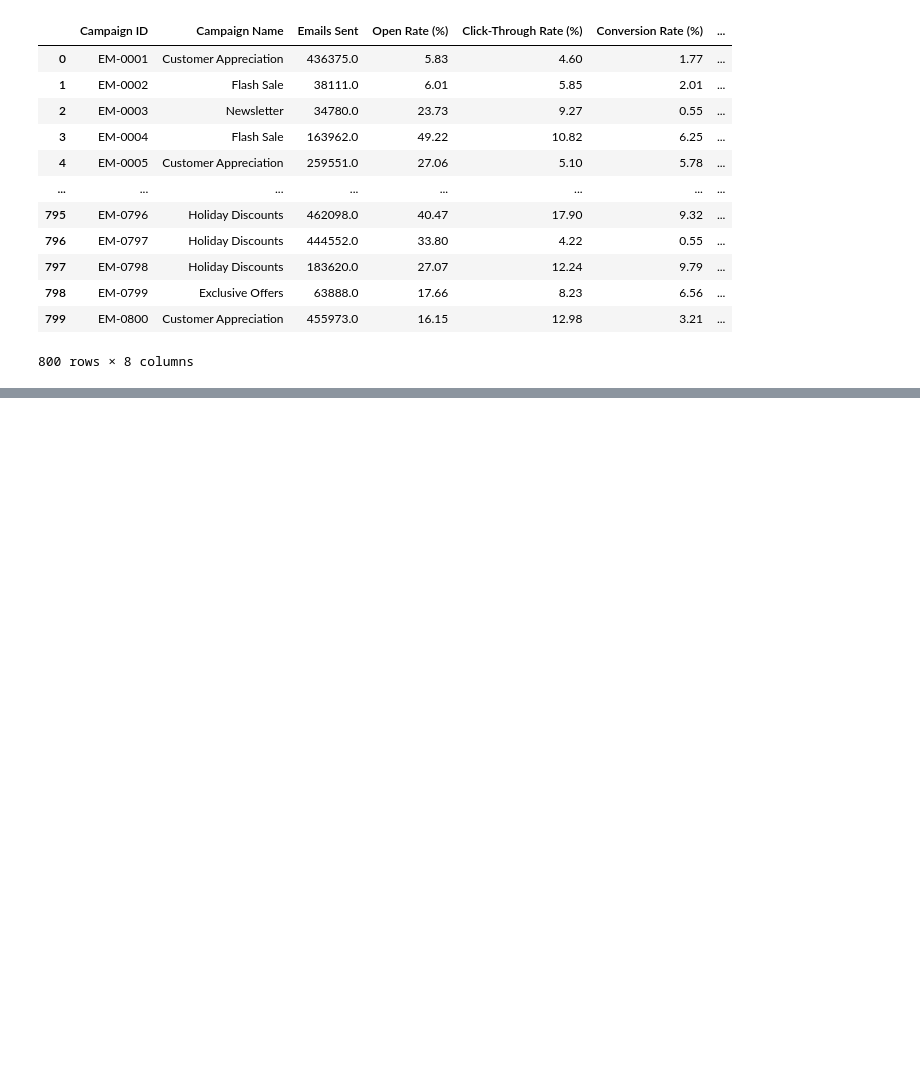
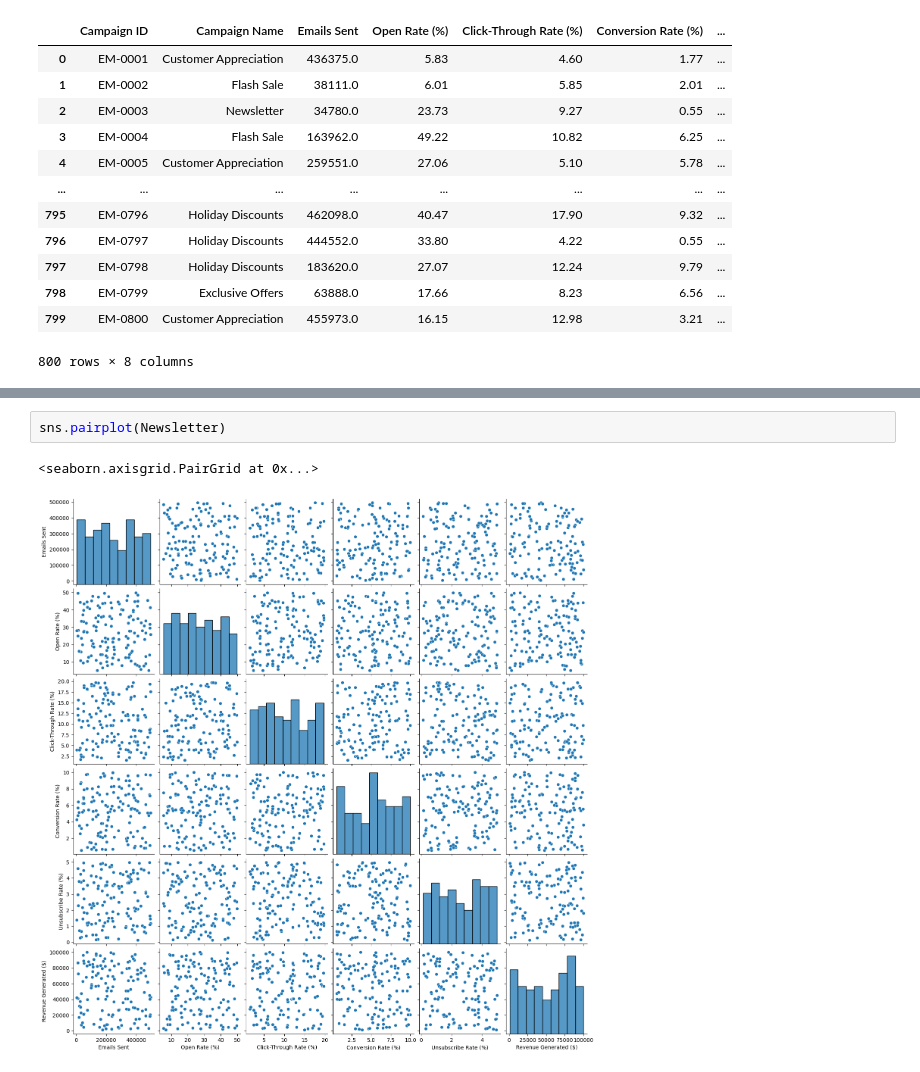
Before and after one commit to HassanFathyIsmail/Email-Campaign-Gig, a Jupyter notebook: Email-Campaign.ipynb, the cells around one changed output, grey strips where cells are left out. Drawn from its saved outputs; the diff is of its cells as text; blank space fills up the shorter version.

Commit message:
created pair plot for Newsletter Campaigns

```diff
--- a/Email-Campaign.ipynb
+++ b/Email-Campaign.ipynb
@@ -77,0 +89,5 @@ Newsletter = data[data["Campaign Name"] == "Newsletter"]
+# %%
+sns.pairplot(Newsletter)
+# %% [output]
+<seaborn.axisgrid.PairGrid at 0x...>
+[figure, added]
```
Also changed, not shown: parts of 3 cells of this notebook.
